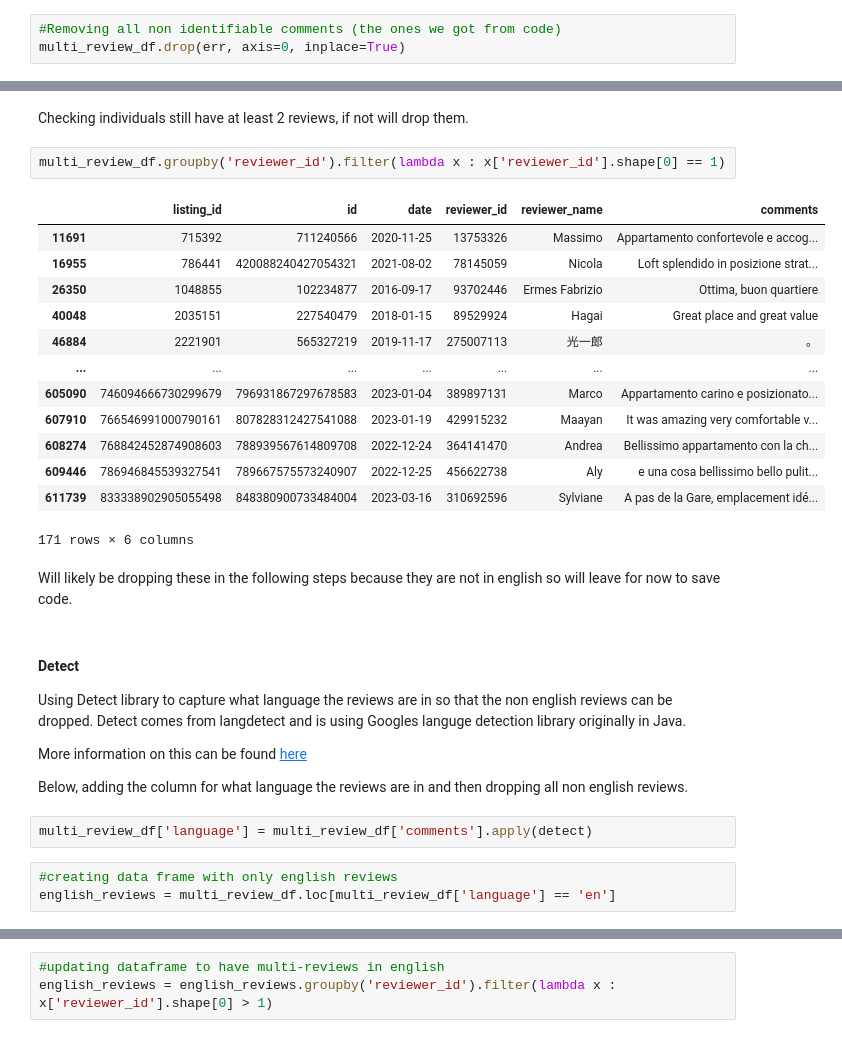
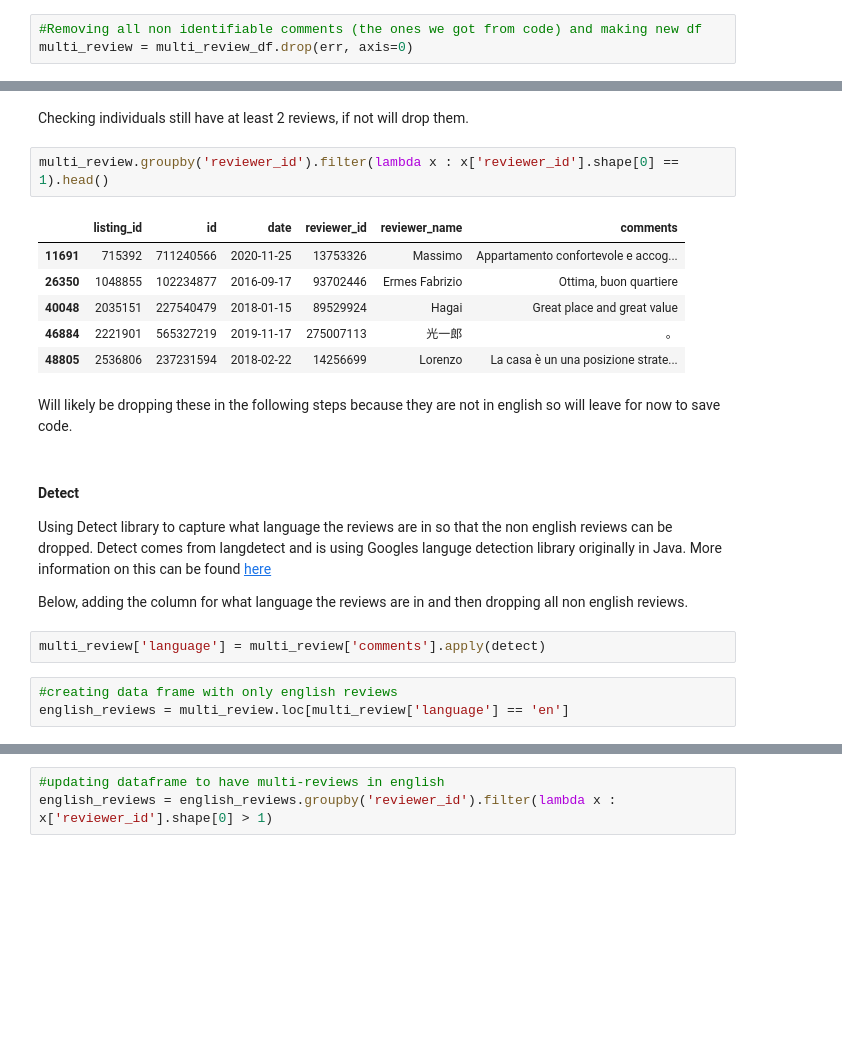
Before and after one commit to anat-jacobson/Airbnb-Recommender, a Jupyter notebook: Airbnb_Recommender_Collab_Filtering.ipynb, the cells around one changed output, grey strips where cells are left out. Cells and saved outputs as stored; diff of their text form; blank space fills up the shorter version.

```diff
--- a/Airbnb_Recommender_Collab_Filtering.ipynb
+++ b/Airbnb_Recommender_Collab_Filtering.ipynb
@@ -374,5 +379,5 @@ multi_review_df.loc
 # %%
-#Removing all non identifiable comments (the ones we got from code)
-multi_review_df.drop(err, axis=0, inplace=True)
+#Removing all non identifiable comments (the ones we got from code) and making new df
+multi_review = multi_review_df.drop(err, axis=0)
 # %%
 #checking new dataframe shape and head
@@ -393,35 +398,26 @@ len(err) #dropped 326 rows
 # %% [markdown]
 Checking individuals still have at least 2 reviews, if not will drop them.
 # %%
-multi_review_df.groupby('reviewer_id').filter(lambda x : x['reviewer_id'].shape[0] == 1)
+multi_review.groupby('reviewer_id').filter(lambda x : x['reviewer_id'].shape[0] == 1).head()
 # %% [output]
 |  | listing_id | id | date | reviewer_id | reviewer_name | comments |
 | 11691 | 715392 | 711240566 | 2020-11-25 | 13753326 | Massimo | Appartamento confortevole e accog... |
-| 16955 | 786441 | 420088240427054321 | 2021-08-02 | 78145059 | Nicola | Loft splendido in posizione strat... |
 | 26350 | 1048855 | 102234877 | 2016-09-17 | 93702446 | Ermes Fabrizio | Ottima, buon quartiere |
 | 40048 | 2035151 | 227540479 | 2018-01-15 | 89529924 | Hagai | Great place and great value |
 | 46884 | 2221901 | 565327219 | 2019-11-17 | 275007113 | 光一郎 | 。 |
-| ... | ... | ... | ... | ... | ... | ... |
-| 605090 | 746094666730299679 | 796931867297678583 | 2023-01-04 | 389897131 | Marco | Appartamento carino e posizionato... |
-| 607910 | 766546991000790161 | 807828312427541088 | 2023-01-19 | 429915232 | Maayan | It was amazing very comfortable v... |
-| 608274 | 768842452874908603 | 788939567614809708 | 2022-12-24 | 364141470 | Andrea | Bellissimo appartamento con la ch... |
-| 609446 | 786946845539327541 | 789667575573240907 | 2022-12-25 | 456622738 | Aly | e una cosa bellissimo bello pulit... |
-| 611739 | 833338902905055498 | 848380900733484004 | 2023-03-16 | 310692596 | Sylviane | A pas de la Gare, emplacement idé... |
+| 48805 | 2536806 | 237231594 | 2018-02-22 | 14256699 | Lorenzo | La casa è un una posizione strate... |
-171 rows × 6 columns
 # %% [markdown]
 Will likely be dropping these in the following steps because they are not in english so will leave for now to save code.
 # %% [markdown]
 #### Detect
-Using Detect library to capture what language the reviews are in so that the non english reviews can be dropped. Detect comes from langdetect and is using Googles languge detection library originally in Java.
-
-More information on this can be found [here](https://pypi.org/project/langdetect/)
+Using Detect library to capture what language the reviews are in so that the non english reviews can be dropped. Detect comes from langdetect and is using Googles languge detection library originally in Java. More information on this can be found [here](https://pypi.org/project/langdetect/)
 
 Below, adding the column for what language the reviews are in and then dropping all non english reviews.
 # %%
-multi_review_df['language'] = multi_review_df['comments'].apply(detect)
+multi_review['language'] = multi_review['comments'].apply(detect)
 # %%
 #creating data frame with only english reviews
-english_reviews = multi_review_df.loc[multi_review_df['language'] == 'en']
+english_reviews = multi_review.loc[multi_review['language'] == 'en']
 # %%
 #showing new shape of dataframe
 print(english_reviews.shape)
```
Also changed, not shown: parts of 28 cells of this notebook.
